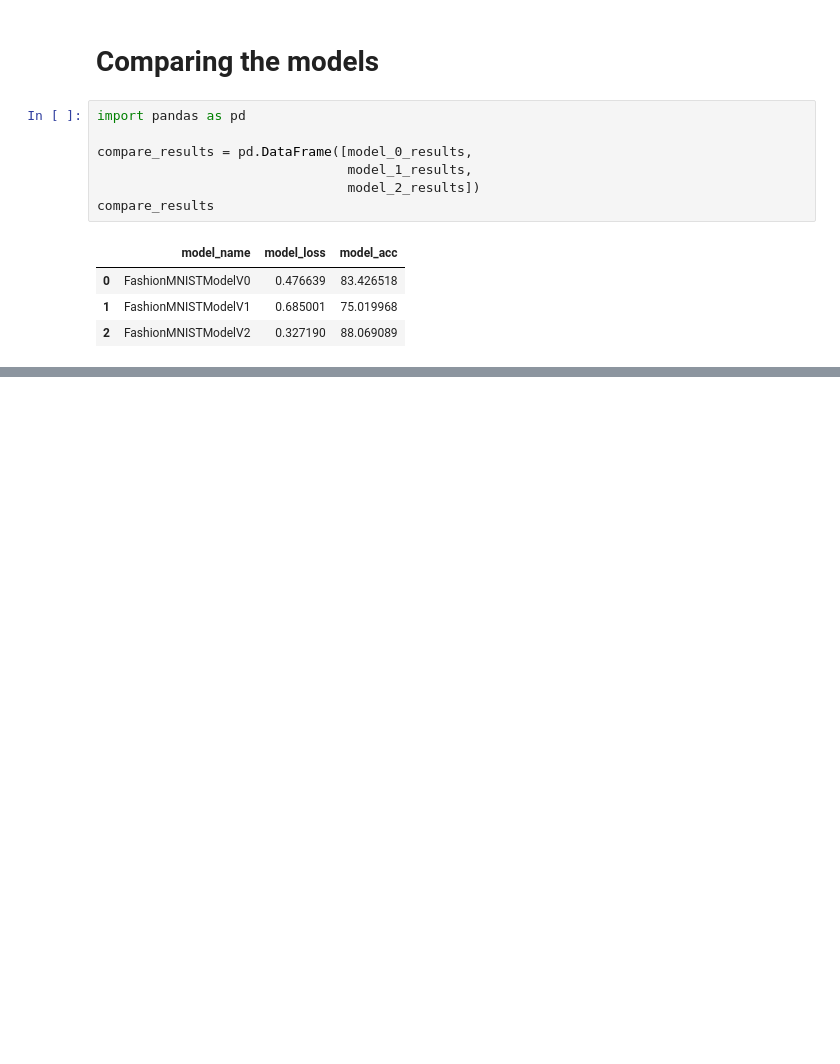
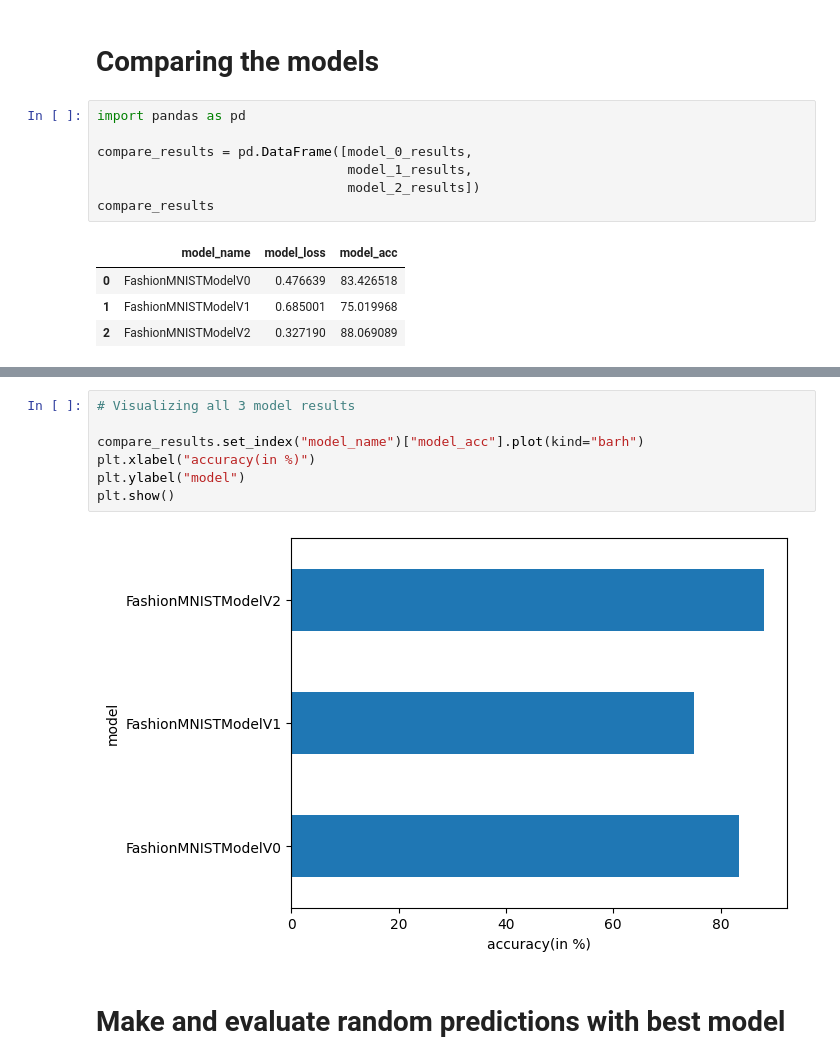
Before and after one commit to Mrittunjay/PyTorch-practice-models, a Jupyter notebook: 04-computer-vision-using-pytorch.ipynb, the cells around one changed output, grey strips where cells are left out. Drawn from its saved outputs; the diff is of its cells as text; blank space fills up the shorter version.

```diff
--- a/04-computer-vision-using-pytorch.ipynb
+++ b/04-computer-vision-using-pytorch.ipynb
@@ -1113,0 +1138,11 @@ compare_results
+# %%
+# Visualizing all 3 model results
+
+compare_results.set_index("model_name")["model_acc"].plot(kind="barh")
+plt.xlabel("accuracy(in %)")
+plt.ylabel("model")
+plt.show()
+# %% [output]
+[figure, added]
+# %% [markdown]
+ # Make and evaluate random predictions with best model
```
Also changed, not shown: parts of 31 cells of this notebook.
